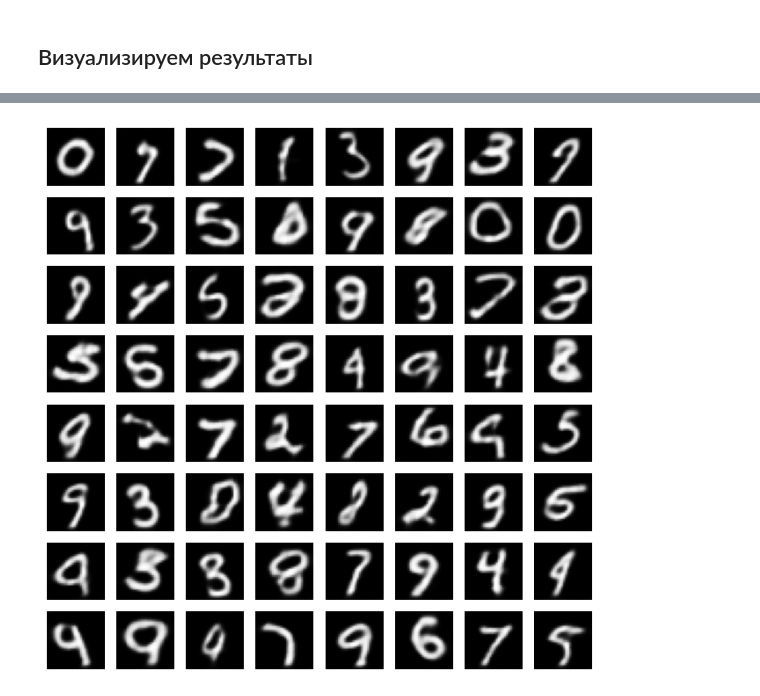
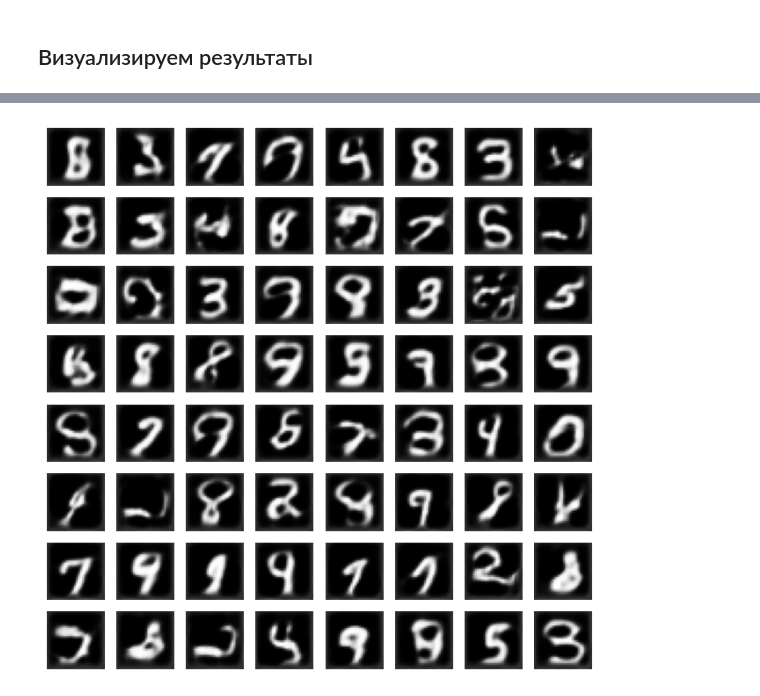
Before and after one commit to kenoma/pytorch-fuzzy, a Jupyter notebook: experiments_anomaly_detection_cvae_mnist_iter.ipynb, the cells around one changed output, grey strips where cells are left out. Drawn from its saved outputs; the diff is of its cells as text; code cells hidden in the pictures.

```diff
--- a/experiments_anomaly_detection_cvae_mnist_iter.ipynb
+++ b/experiments_anomaly_detection_cvae_mnist_iter.ipynb
@@ -20,21 +20,21 @@ import sklearn.metrics as metrics
 from sklearn.manifold import TSNE
 from torchvision.transforms import v2
 # %%
-batch_size = 64
-learning_rate = 1e-3
-num_epochs = 100
+batch_size = 256
+learning_rate = 2e-3
+num_epochs = 300
 latent_dim = 7
 mnist_class_anomaly = 1
 kernels = 2
-#fuzzy_rules_count = 3*5
+fuzzy_rules_count = 20
 beta = 1e-3
-#gamma = 1
+gamma = 1
 
 prefix = f"fuzzy_cvae_mamdani_anomaly"
 writer = SummaryWriter(f'runs/mnist/{prefix}_{datetime.now().strftime("%Y%m%d-%H%M%S")}')
 device = torch.device('cuda' if torch.cuda.is_available() else 'cpu')
 
-ssim = piqa.SSIM(window_size = 7, n_channels=1, reduction='none').to(device)
+ssim = piqa.SSIM(window_size = 14, n_channels=1, reduction='none').to(device)
 # %% [markdown]
 ## Датасет
 
@@ -340,7 +264,7 @@ class Decoder(nn.Module):
 # %%
 inp = torch.rand(10, latent_dim)
-m = Decoder(latent_dim)
-mu = m.forward(inp)
+m = Decoder(latent_dim, fuzzy_rules_count=fuzzy_rules_count)
+mu, fz = m.forward(inp)
 mu.shape
 # %% [output]
 torch.Size([10, 1, 28, 28])
@@ -350,42 +274,34 @@ class VAE(nn.Module):
     Args:
         latent_dim (int): Размер латентного вектора.
     """
-    def __init__(self, latent_dim):
+    def __init__(self, latent_dim, fuzzy_rules_count):
         super(VAE, self).__init__()
 
         self.encoder = Encoder(latent_dim)
-        self.decoder = Decoder(latent_dim)
-        #initial_centroids = np.random.rand(fuzzy_rules_count, latent_dim)
-        #initial_scales = 1e-2 * np.ones((fuzzy_rules_count, latent_dim))
-        # self.fuzzy = nn.Sequential(
-        #     FuzzyBellLayer.from_centers_and_scales(initial_centroids, initial_scales, trainable=True),
-        #     DefuzzyLinearLayer.from_array(np.repeat([1.0,  0.0, -1.0], fuzzy_rules_count/3).reshape(1, -1), with_norm=False, trainable=False)
-        # )
+        self.decoder = Decoder(latent_dim, fuzzy_rules_count)
+
 
     def forward(self, x):
         """
 
         """
         mu, _,  _, = self.encoder(x)
-        x_recon = self.decoder(mu)
-        #fz = self.fuzzy(mu)
-
-        return mu, x_recon#, fz.squeeze()
+        x_recon, fz = self.decoder(mu)
+        return mu, x_recon, fz
 
     def half_pass(self, x):
         """
 
         """
         mu, logvar, z = self.encoder(x)
-        #fz = self.fuzzy(mu)
-        return mu, logvar, z#, fz.squeeze()
+        return mu, logvar, z
 
     def decoder_pass(self, x):
         return self.decoder(x)
 # %% [markdown]
 ## Обучение
 # %%
-model = VAE(latent_dim=latent_dim).to(device)
+model = VAE(latent_dim=latent_dim, fuzzy_rules_count=fuzzy_rules_count).to(device)
 
 num_params = sum(p.numel() for p in model.parameters() if p.requires_grad)
 print(f'Number of parameters: {num_params:,}')
@@ -566,15 +528,15 @@ for epoch in range(num_epochs):
 # %%
 z = torch.randn(64, latent_dim).to(device)
-samples = model.decoder_pass(z)
+samples,_ = model.decoder_pass(z)
 
 # Plot the generated images
 fig, ax = plt.subplots(8, 8, figsize=(8, 8))
 for i in range(8):
     for j in range(8):
         ax[i, j].imshow(samples[i*8+j].view(28, 28).cpu().detach().numpy(), cmap='gray')
         ax[i, j].axis('off')
 
 # plt.show()
 plt.savefig('cvae_mnist.webp')
 # %% [output]
-[figure, old version]
+[figure, new version]
```
Also changed, not shown: parts of 21 cells of this notebook.
